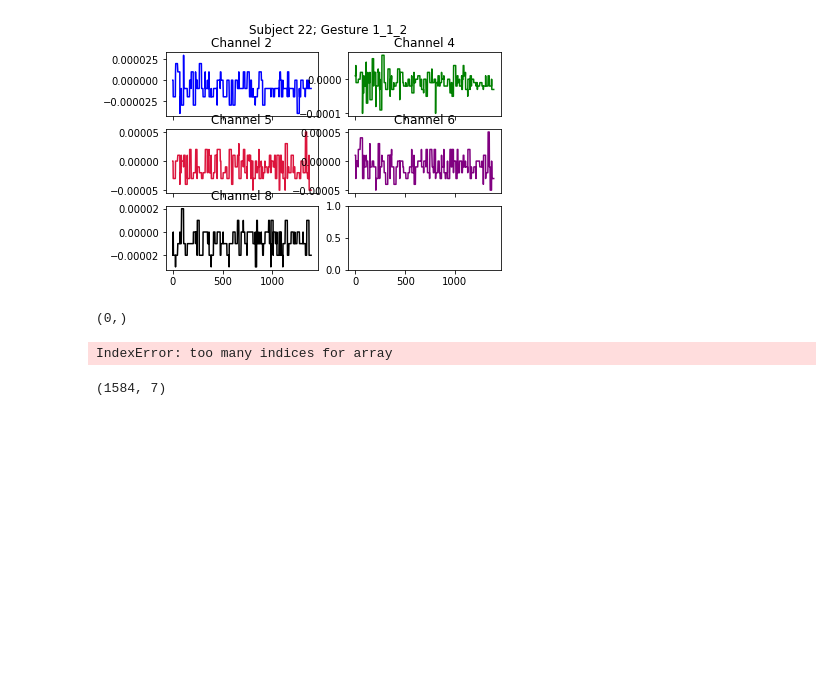
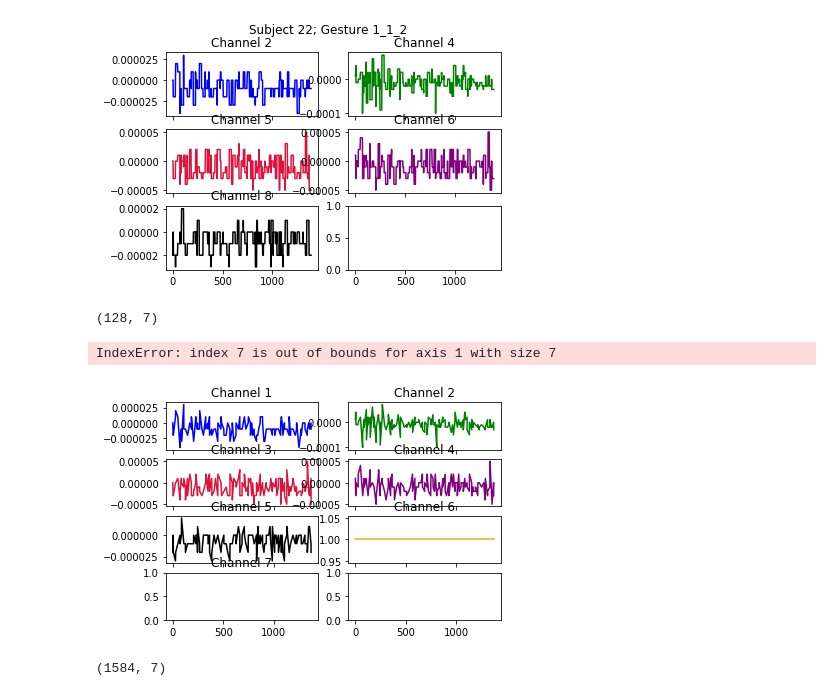
Before and after one commit to samvoisin/TDAforGesturePredictionsEMG, a Jupyter notebook: subsample_checks.ipynb, the cells around one changed output. Cells and saved outputs as stored; diff of their text form; code cells hidden in the pictures; blank space fills up the shorter version.

```diff
--- a/subsample_checks.ipynb
+++ b/subsample_checks.ipynb
@@ -24,10 +24,11 @@ dc.plot_gests("22", "1_1_2")
 [figure]
 # %%
 print(dcs.data_set["22"]["1_1_2"].shape)
-dcs.plot_gests("22", "1_1_2")
+dcs.plot_gests("22", "1_1_2", chans=[1,2,3,4,5])
 # %% [output]
-(0,)
+(128, 7)
-IndexError: too many indices for array
+IndexError: index 7 is out of bounds for axis 1 with size 7
+[figure, added]
 # %%
 print(dc.data_set["10"]["2_0_2"].shape)
 dc.plot_gests("10", "2_0_2")
```
Also changed, not shown: parts of 5 cells of this notebook, 2 other files.
